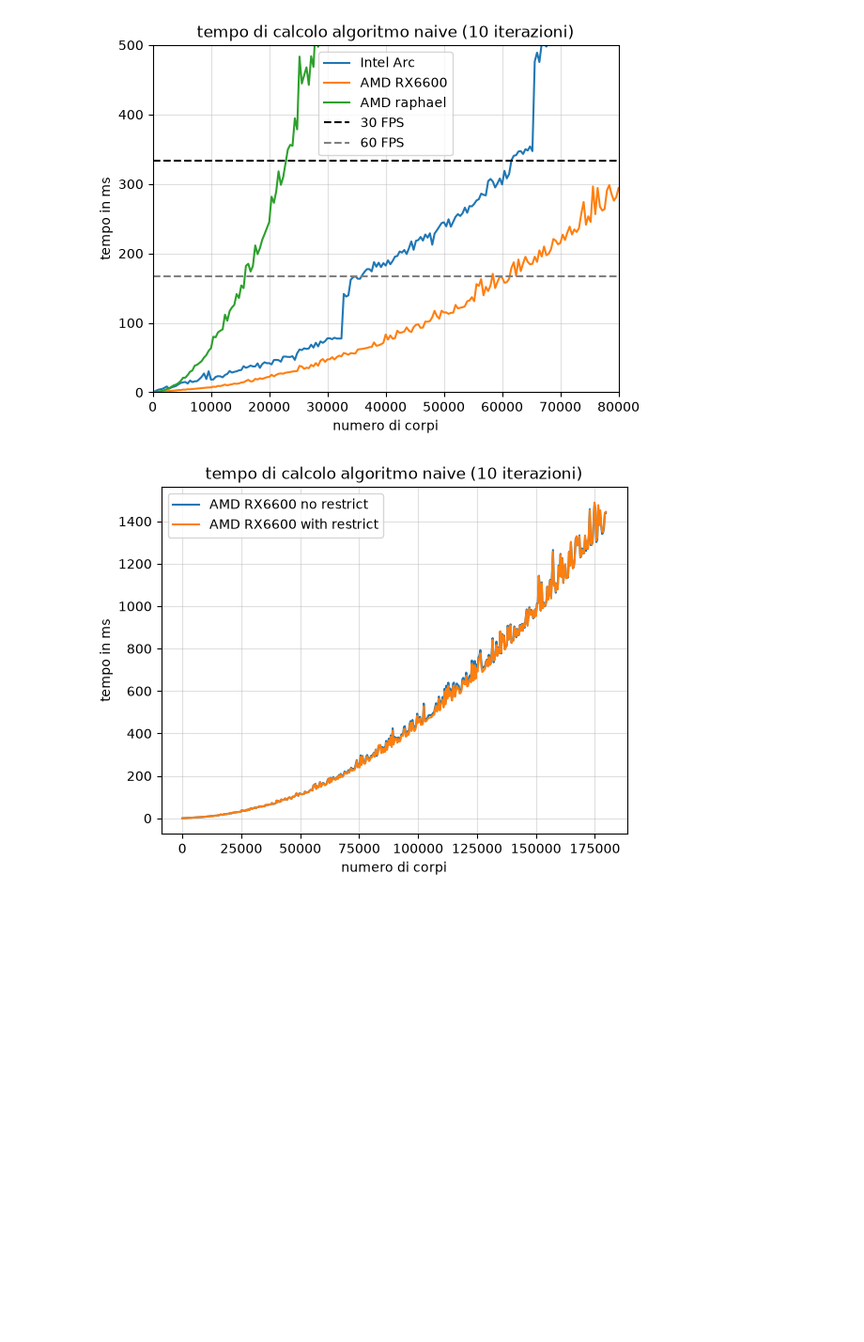
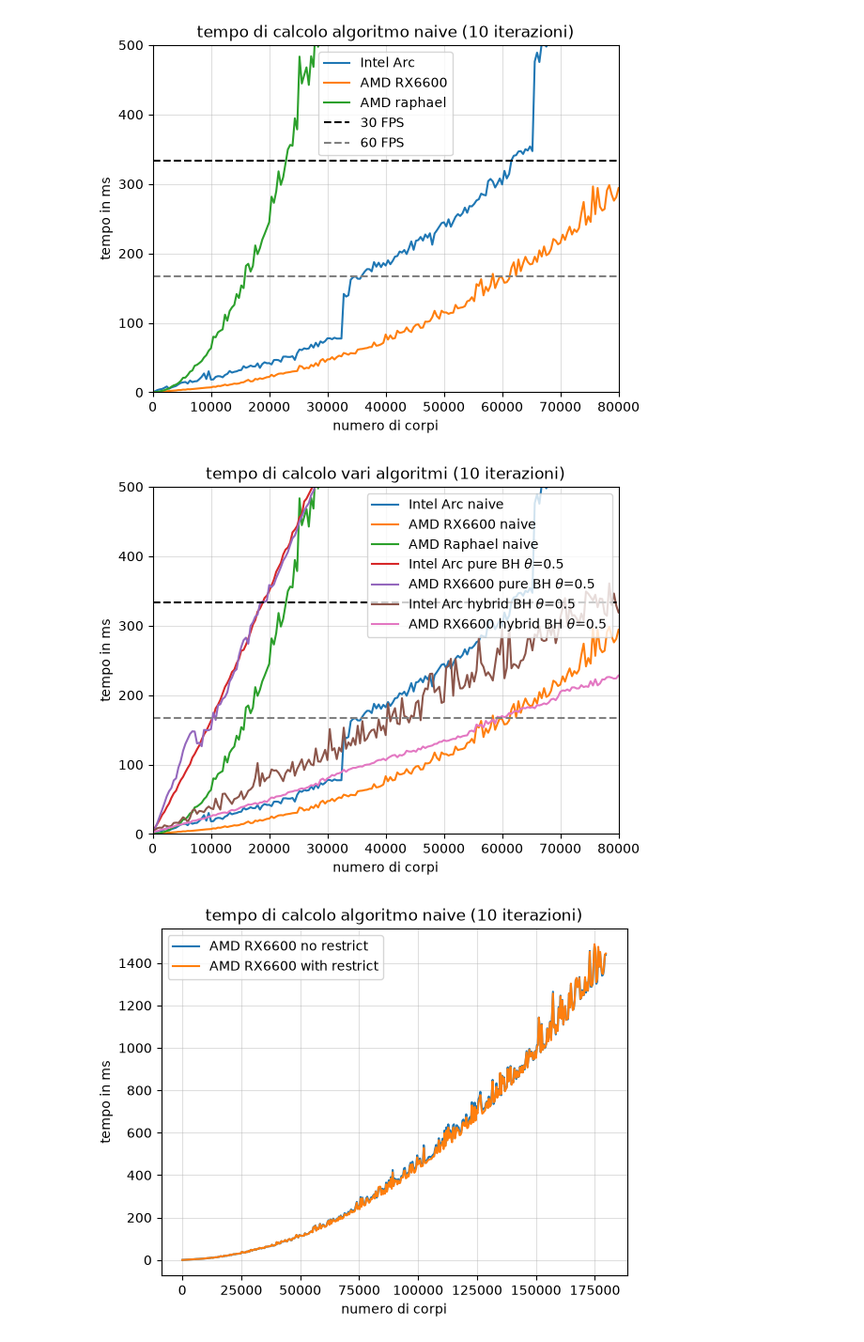
Before and after one commit to BoredDam/2d-gpu-n-body-sim, a Jupyter notebook: scripts/performance.ipynb, the cells around one changed output. Shown at 94% size. Cells and saved outputs as stored; diff of their text form; code cells hidden in the pictures; blank space fills up the shorter version.

```diff
--- a/scripts/performance.ipynb
+++ b/scripts/performance.ipynb
@@ -775,10 +776,8 @@ with open(f"tests/{testname}/{testname}.csv", 'r') as csvfile:
     for d in reader:
         X.append(int(d[3]))
         Y.append(float(d[0]) + float(d[1]) + float(d[2]))
-        if float(d[0]) + float(d[1]) + float(d[2]) > 166.66:
-                            print(int(d[3]) - 400)
 
-plt.plot(X, Y)
+plt.plot(X, Y, label="Intel Arc naive")
 
 testname = "180ksweep_naive_rx6600"
 X = []
@@ -792,7 +791,7 @@ with open(f"tests/{testname}/{testname}.csv", 'r') as csvfile:
 
 
 
-plt.plot(X[:450], Y[:450])
+plt.plot(X[:450], Y[:450], label="AMD RX6600 naive")
 
 
 testname = "180ksweep_naive_amd_raphael"
@@ -804,42 +803,79 @@ with open(f"tests/{testname}/{testname}.csv", 'r') as csvfile:
     for d in reader:
         X.append(int(d[3]))
         Y.append(float(d[0]) + float(d[1]) + float(d[2]))
 
 
-plt.plot(X[:450], Y[:450])
+plt.plot(X[:450], Y[:450], label="AMD Raphael naive")
 
 testname = "180ksweep_BH_intel_arc_0_5"
 X = []
 Y = []
 
 with open(f"tests/{testname}/{testname}.csv", 'r') as csvfile:
     reader = csv.reader(csvfile)
     for d in reader:
         X.append(int(d[8]))
-        Y.append(np.sum(d[0:8]))
+        Y.append(np.sum(np.array(d[0:8], dtype=float)))
 
 
-plt.plot(X[:450], Y[:450])
+plt.plot(X[:450], Y[:450], label=r"Intel Arc pure BH $\theta$=0.5")
+
+testname = "180ksweep_BH_rx6600_0_5"
+X = []
+Y = []
+
+with open(f"tests/{testname}/{testname}.csv", 'r') as csvfile:
+    reader = csv.reader(csvfile)
+    for d in reader:
+        X.append(int(d[8]))
+        Y.append(np.sum(np.array(d[0:8], dtype=float)))
+
+
+plt.plot(X[:450], Y[:450], label=r"AMD RX6600 pure BH $\theta$=0.5")
+
+testname = "180ksweep_BHCPU_intel_arc_0_5"
+X = []
+Y = []
+
+with open(f"tests/{testname}/{testname}.csv", 'r') as csvfile:
+    reader = csv.reader(csvfile)
+    for d in reader:
+        X.append(int(d[8]))
+        Y.append(np.sum(np.array(d[0:8], dtype=float)))
+
+
+plt.plot(X[:450], Y[:450], label=r"Intel Arc hybrid BH $\theta$=0.5")
+
+
+testname = "180ksweep_BHCPU_rx6600_0_5"
+X = []
+Y = []
+
+with open(f"tests/{testname}/{testname}.csv", 'r') as csvfile:
+    reader = csv.reader(csvfile)
+    for d in reader:
+        X.append(int(d[8]))
+        Y.append(np.sum(np.array(d[0:8], dtype=float)))
+
+
+plt.plot(X[:450], Y[:450], label=r"AMD RX6600 hybrid BH $\theta$=0.5")
 
 plt.hlines(333.33, 0, 80000, linestyles='--', colors='black')
 plt.hlines(166.66, 0, 80000, linestyles='--', colors='grey')
 
 plt.xlim(0, 80000)
 plt.ylim(0, 500)
 plt.grid(alpha=0.4)
 
 
 plt.xlabel("numero di corpi")
 plt.ylabel("tempo in ms")
-plt.title("tempo di calcolo algoritmo naive (10 iterazioni)")
+plt.title("tempo di calcolo vari algoritmi (10 iterazioni)")
 plt.legend()
-plt.legend(["Intel Arc",
-            "AMD RX6600",
-            "AMD raphael",
-            '30 FPS',
-            '60 FPS'])
 plt.savefig("./images/naive_bh_total_ms.pdf")
 plt.show()
+# %% [output]
+[figure, added]
 # %%
 import matplotlib.pyplot as plt
 import numpy as np
```
Also changed, not shown: parts of 1 cell of this notebook, 3 other files.
